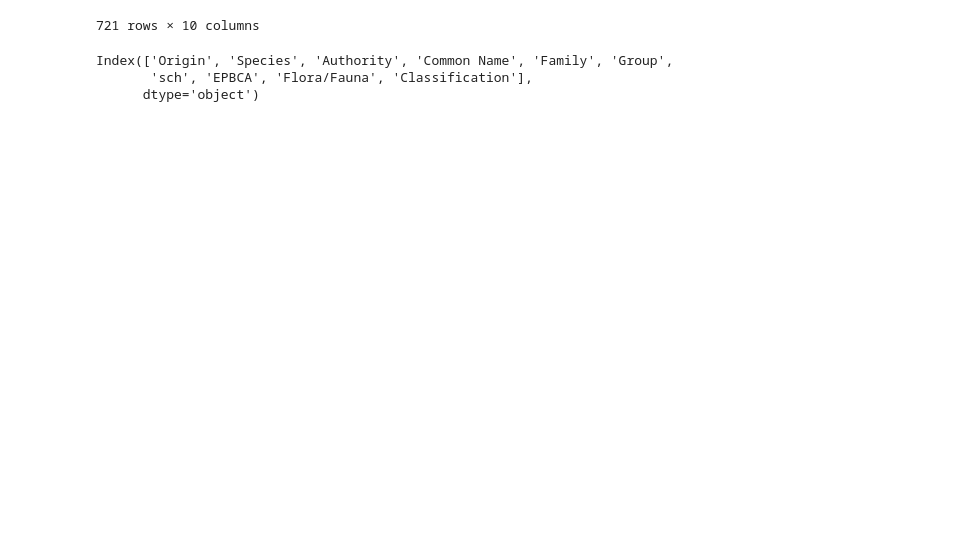
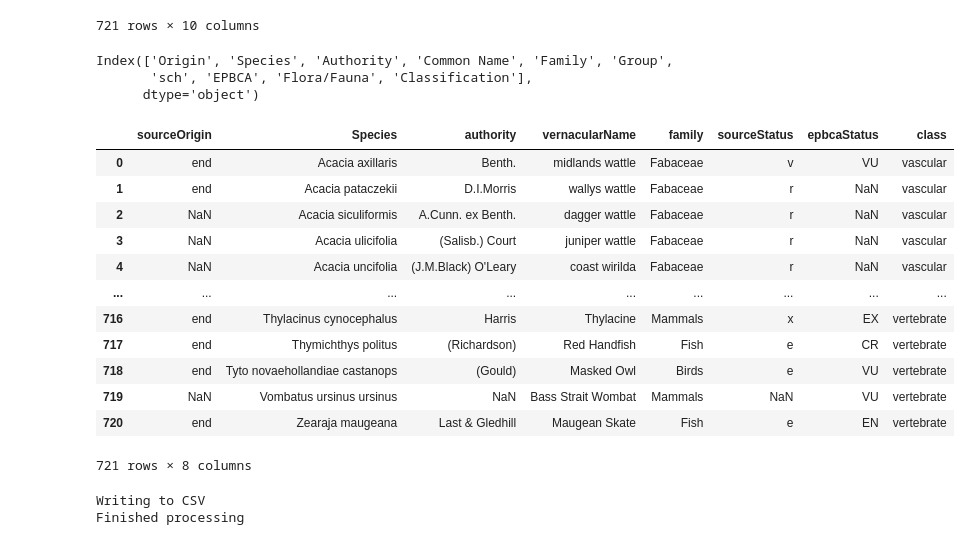
Before and after one commit to AtlasOfLivingAustralia/authoritative-lists, a Jupyter notebook: source-code/py-notebook/TAS-conservation.ipynb, the cells around one changed output. Cells and saved outputs as stored; diff of their text form; code cells hidden in the pictures; blank space fills up the shorter version.

Commit message:
Updates to all Notebooks to match python scripts.Updates for 2022-10 for WA, Qld, NSW and ACT. Removed data files from source code directory

```diff
--- a/source-code/py-notebook/TAS-lists.ipynb
+++ b/source-code/py-notebook/TAS-conservation.ipynb
@@ -35,13 +41,36 @@ Index(['Origin', 'Species', 'Authority', 'Common Name', 'Family', 'Group',
        'sch', 'EPBCA', 'Flora/Fauna', 'Classification'],
       dtype='object')
 # %%
-tasconservation = tasconservation.rename(columns={'Origin': 'sourceOrigin'
-                                                            'species: 'scientificName',
-                                                            'Authority': 'authority',
-                                                            'Common Name': 'vernacularName',
-                                                            'Family': 'family',
-                                                            'sch': 'sourceStatus',
-                                                            'EPBCA': 'epbcaStatus'
-                                                            'Classification': 'class'
-                                                            })
+tasconservation = tasconservation.rename(columns={'Origin': 'sourceOrigin',
+                                                        'species': 'scientificName',
+                                                        'Authority': 'authority',
+                                                        'Common Name': 'vernacularName',
+                                                        'Family': 'family',
+                                                        'sch': 'sourceStatus',
+                                                        'EPBCA': 'epbcaStatus',
+                                                        'Classification': 'class'
+                                                    })
 tasconservation.drop(['Group','Flora/Fauna'],axis=1,inplace=True)
+tasconservation
+# %% [output]
+|  | sourceOrigin | Species | authority | vernacularName | family | sourceStatus | epbcaStatus | class |
+| 0 | end | Acacia axillaris | Benth. | midlands wattle | Fabaceae | v | VU | vascular |
+| 1 | end | Acacia pataczekii | D.I.Morris | wallys wattle | Fabaceae | r | NaN | vascular |
+| 2 | NaN | Acacia siculiformis | A.Cunn. ex Benth. | dagger wattle | Fabaceae | r | NaN | vascular |
+| 3 | NaN | Acacia ulicifolia | (Salisb.) Court | juniper wattle | Fabaceae | r | NaN | vascular |
+| 4 | NaN | Acacia uncifolia | (J.M.Black) O'Leary | coast wirilda | Fabaceae | r | NaN | vascular |
+| ... | ... | ... | ... | ... | ... | ... | ... | ... |
+| 716 | end | Thylacinus cynocephalus | Harris | Thylacine | Mammals | x | EX | vertebrate |
+| 717 | end | Thymichthys politus | (Richardson) | Red Handfish | Fish | e | CR | vertebrate |
+| 718 | end | Tyto novaehollandiae castanops | (Gould) | Masked Owl | Birds | e | VU | vertebrate |
+| 719 | NaN | Vombatus ursinus ursinus | NaN | Bass Strait Wombat | Mammals | NaN | VU | vertebrate |
+| 720 | end | Zearaja maugeana | Last & Gledhill | Maugean Skate | Fish | e | EN | vertebrate |
+721 rows × 8 columns
+# %%
+# Write to CSV
+print('Writing to CSV')
+tasconservation.to_csv(projectdir + "current-lists/conservation-lists/TAS-conservation.csv", encoding="UTF-8", index=False)
+print('Finished processing')
+# %% [output]
+Writing to CSV
+Finished processing
```
Also changed, not shown: parts of 3 cells of this notebook, 30 other files.
